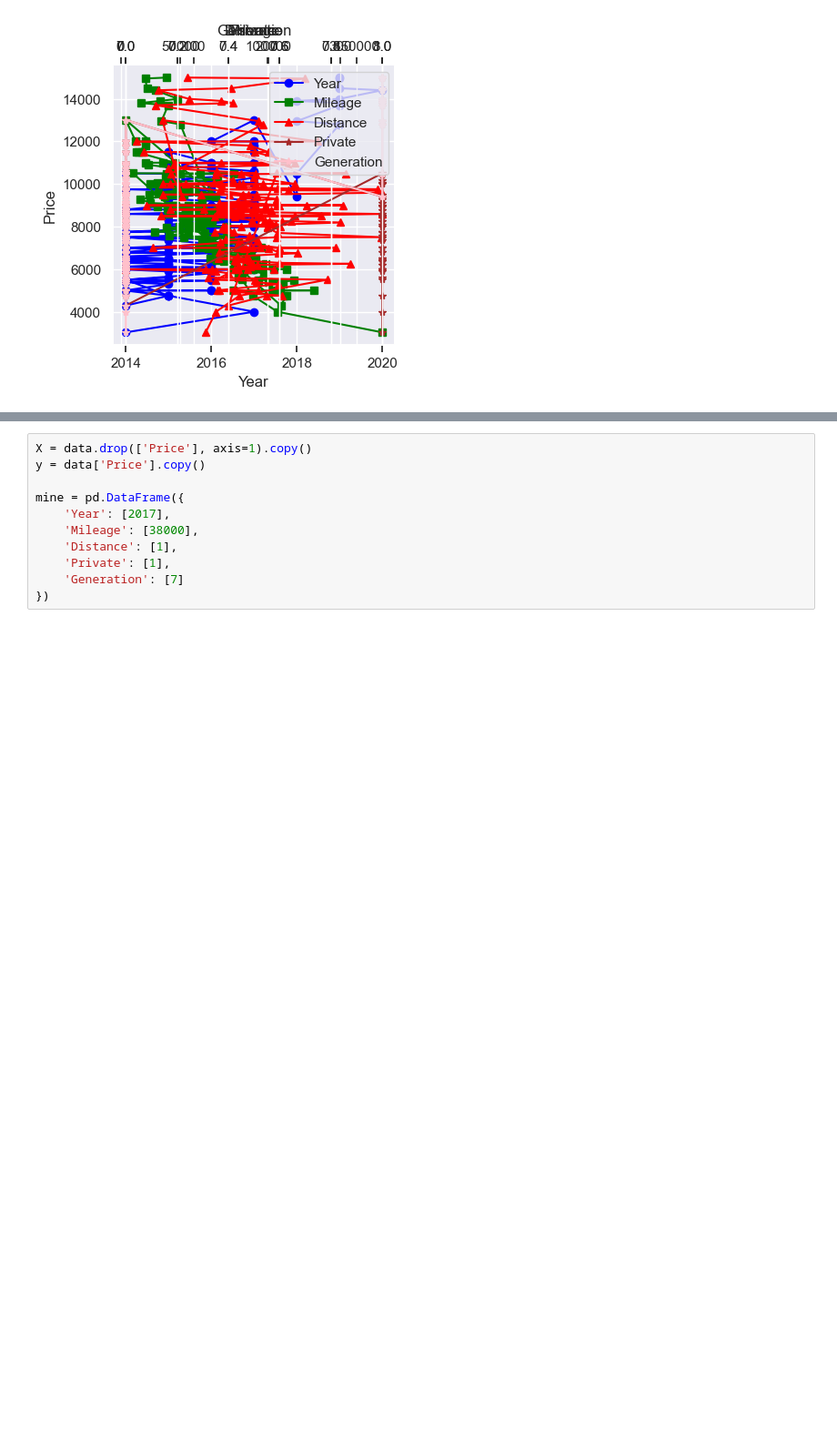
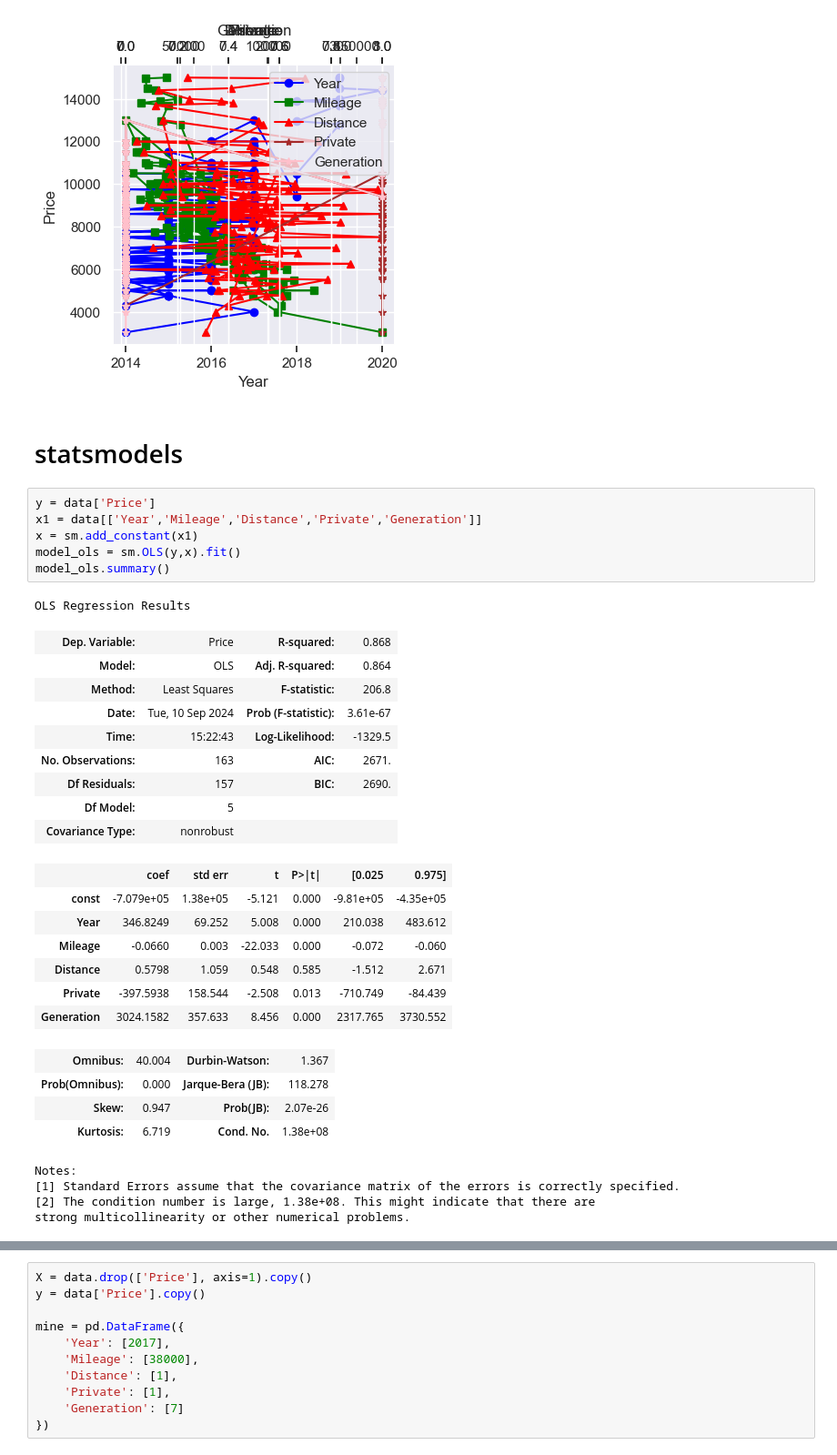
Before and after one commit to jamesdeluk/data-projects, a Jupyter notebook: st.ipynb, the cells around one changed output, grey strips where cells are left out. Shown: that part at 91% size. Saved outputs shown, nothing was run; the diff lists cells and outputs as text; blank space fills up the shorter version.

Commit message:
st with statsmodels

```diff
--- a/st.ipynb
+++ b/st.ipynb
@@ -88,3 +94,37 @@ fig.legend(loc='upper right', bbox_to_anchor=(1, 1), bbox_transform=ax1.transAxe
 plt.show()
 # %% [output]
 [figure]
+# %% [markdown]
+# statsmodels
+# %%
+y = data['Price']
+x1 = data[['Year','Mileage','Distance','Private','Generation']]
+x = sm.add_constant(x1)
+model_ols = sm.OLS(y,x).fit()
+model_ols.summary()
+# %% [output]
+OLS Regression Results
+| Dep. Variable: | Price | R-squared: | 0.868 |
+| Model: | OLS | Adj. R-squared: | 0.864 |
+| Method: | Least Squares | F-statistic: | 206.8 |
+| Date: | Tue, 10 Sep 2024 | Prob (F-statistic): | 3.61e-67 |
+| Time: | 15:22:43 | Log-Likelihood: | -1329.5 |
+| No. Observations: | 163 | AIC: | 2671. |
+| Df Residuals: | 157 | BIC: | 2690. |
+| Df Model: | 5 |  |  |
+| Covariance Type: | nonrobust |  |  |
+|  | coef | std err | t | P>|t| | [0.025 | 0.975] |
+| const | -7.079e+05 | 1.38e+05 | -5.121 | 0.000 | -9.81e+05 | -4.35e+05 |
+| Year | 346.8249 | 69.252 | 5.008 | 0.000 | 210.038 | 483.612 |
+| Mileage | -0.0660 | 0.003 | -22.033 | 0.000 | -0.072 | -0.060 |
+| Distance | 0.5798 | 1.059 | 0.548 | 0.585 | -1.512 | 2.671 |
+| Private | -397.5938 | 158.544 | -2.508 | 0.013 | -710.749 | -84.439 |
+| Generation | 3024.1582 | 357.633 | 8.456 | 0.000 | 2317.765 | 3730.552 |
+| Omnibus: | 40.004 | Durbin-Watson: | 1.367 |
+| Prob(Omnibus): | 0.000 | Jarque-Bera (JB): | 118.278 |
+| Skew: | 0.947 | Prob(JB): | 2.07e-26 |
+| Kurtosis: | 6.719 | Cond. No. | 1.38e+08 |
+Notes:
+[1] Standard Errors assume that the covariance matrix of the errors is correctly specified.
+[2] The condition number is large, 1.38e+08. This might indicate that there are
+strong multicollinearity or other numerical problems.
```
Also changed, not shown: parts of 5 cells of this notebook.
